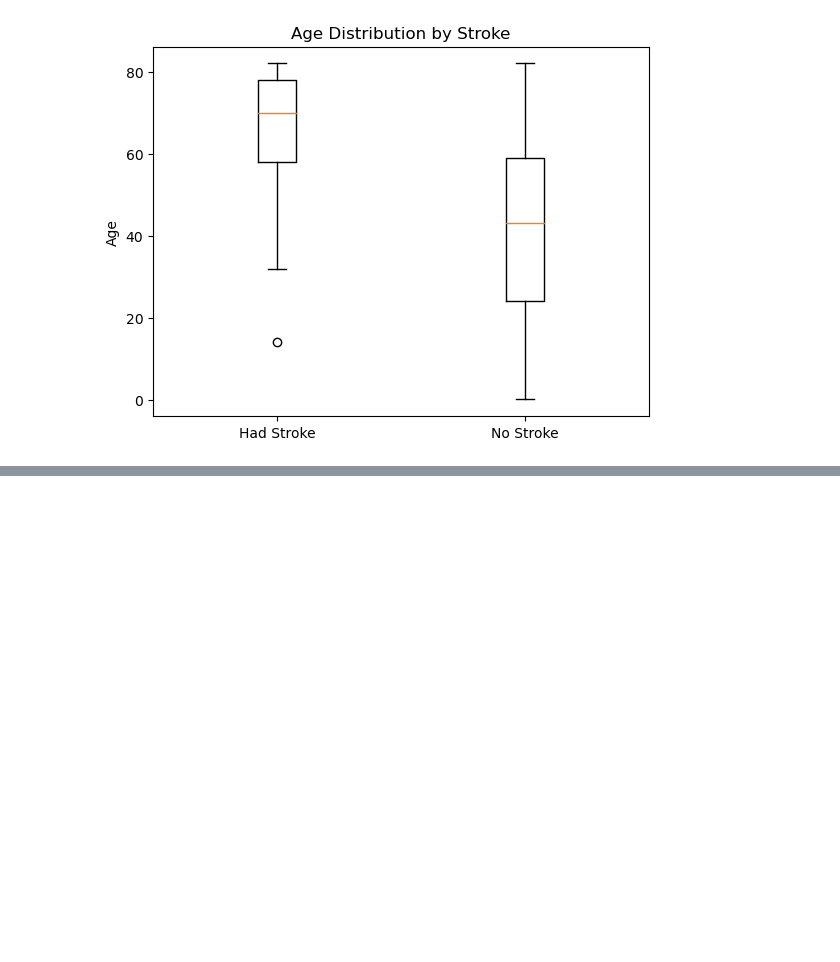
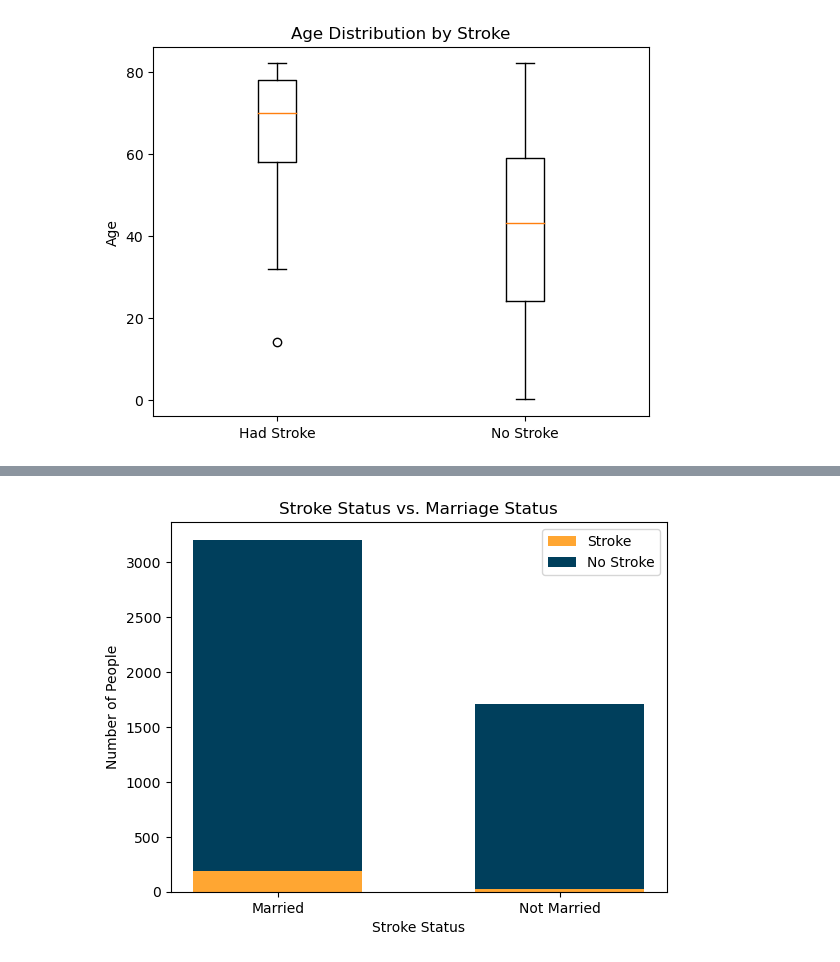
Before and after one commit to amira-bendjama/PREDICTING-STROKES-PYSPARK, a Jupyter notebook: DSCI632-PREDICTING-STROKE-PYSPARK.ipynb, the cells around one changed output, grey strips where cells are left out. Drawn from its saved outputs; the diff is of its cells as text; code cells hidden in the pictures; blank space fills up the shorter version.

```diff
--- a/DSCI632-PREDICTING-STROKE-PYSPARK.ipynb
+++ b/DSCI632-PREDICTING-STROKE-PYSPARK.ipynb
@@ -235,0 +247,27 @@ plt.show()
+# %%
+# marriage vs. stroke
+
+married = df.filter(df.ever_married == 'Yes')
+mstrokeY = married.filter(married.stroke == 1)
+mstrokeN = married.filter(married.stroke == 0)
+
+nmarried = df.filter(df.ever_married == 'No')
+nmstrokeY = nmarried.filter(nmarried.stroke == 1)
+nmstrokeN = nmarried.filter(nmarried.stroke == 0)
+
+# chart
+status = ['Married', 'Not Married']
+s = [mstrokeY.count(), nmstrokeY.count()]
+ns = [mstrokeN.count(), nmstrokeN.count()]
+
+w = 0.6
+plt.bar(status, s, w, color = '#ffa632', label='Stroke')
+plt.bar(status, ns, w, bottom = s, color = '#003f5c', label='No Stroke')
+
+plt.xlabel("Stroke Status")
+plt.ylabel("Number of People")
+plt.title('Stroke Status vs. Marriage Status')
+plt.legend()
+plt.show()
+# %% [output]
+[figure, added]
```
Also changed, not shown: parts of 3 cells of this notebook.
